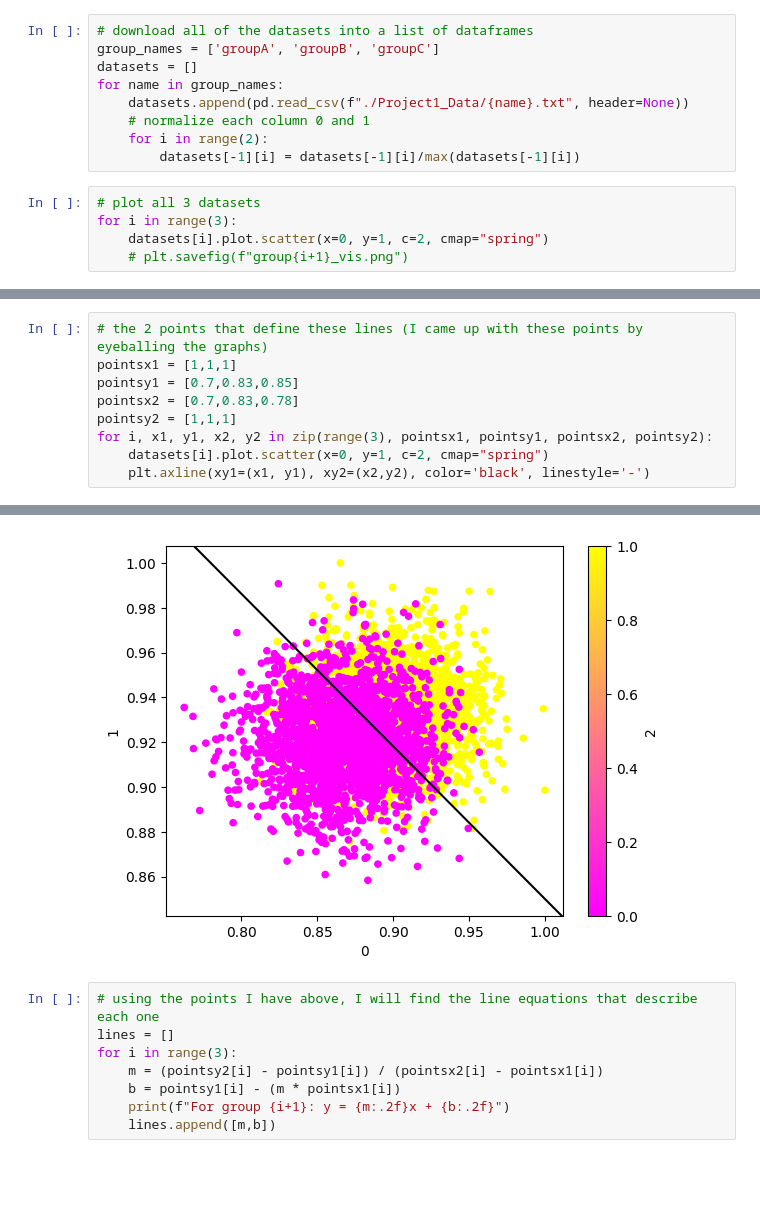
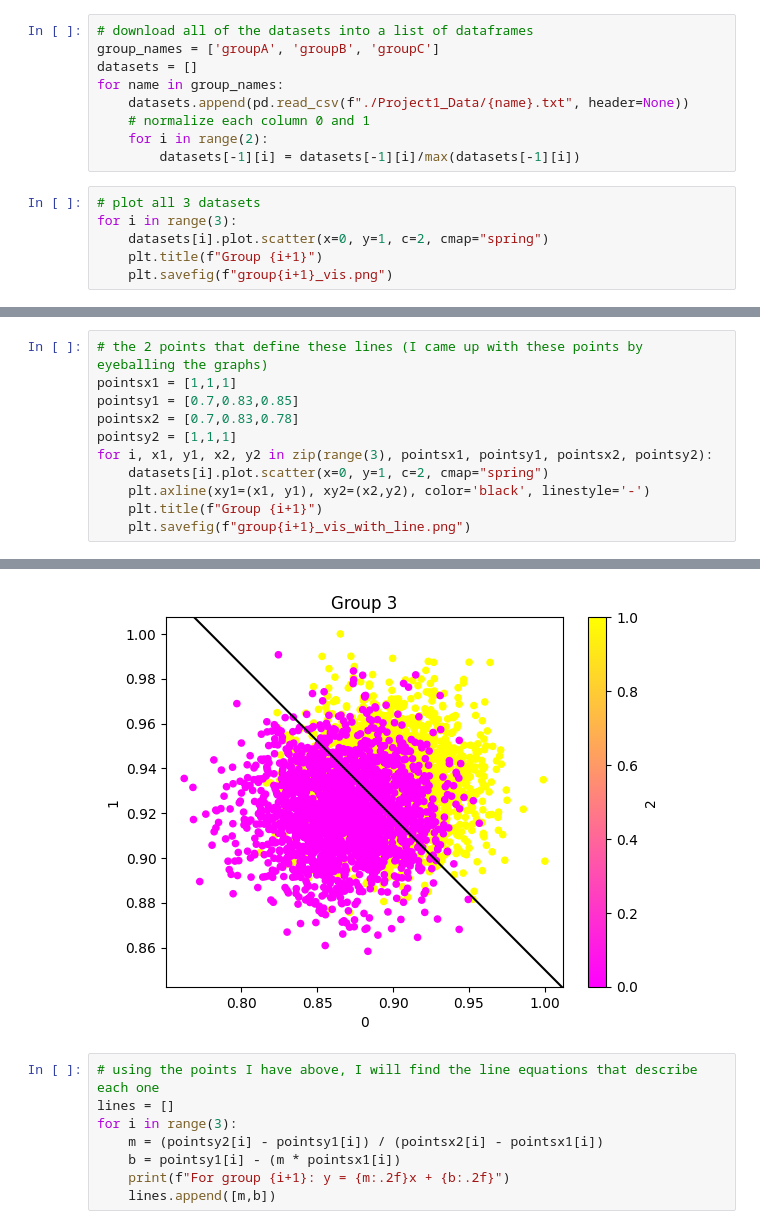
Before and after one commit to ConnorFair36/CMSC_436_Project1, a Jupyter notebook: part_1/First.ipynb, the cells around one changed output, grey strips where cells are left out. Drawn from its saved outputs; the diff is of its cells as text; blank space fills up the shorter version.

```diff
--- a/part_1/First.ipynb
+++ b/part_1/First.ipynb
@@ -17,5 +17,6 @@ for name in group_names:
 # plot all 3 datasets
 for i in range(3):
     datasets[i].plot.scatter(x=0, y=1, c=2, cmap="spring")
-    # plt.savefig(f"group{i+1}_vis.png")
+    plt.title(f"Group {i+1}")
+    plt.savefig(f"group{i+1}_vis.png")
 # %% [output]
@@ -31,4 +32,6 @@ pointsy2 = [1,1,1]
 for i, x1, y1, x2, y2 in zip(range(3), pointsx1, pointsy1, pointsx2, pointsy2):
     datasets[i].plot.scatter(x=0, y=1, c=2, cmap="spring")
     plt.axline(xy1=(x1, y1), xy2=(x2,y2), color='black', linestyle='-')
+    plt.title(f"Group {i+1}")
+    plt.savefig(f"group{i+1}_vis_with_line.png")
 # %% [output]
@@ -37,4 +40,4 @@ for i, x1, y1, x2, y2 in zip(range(3), pointsx1, pointsy1, pointsx2, pointsy2):
-[figure, old version]
+[figure, new version]
 # %%
 # using the points I have above, I will find the line equations that describe each one
 lines = []
```
Also changed, not shown: parts of 3 cells of this notebook, 14 other files.
